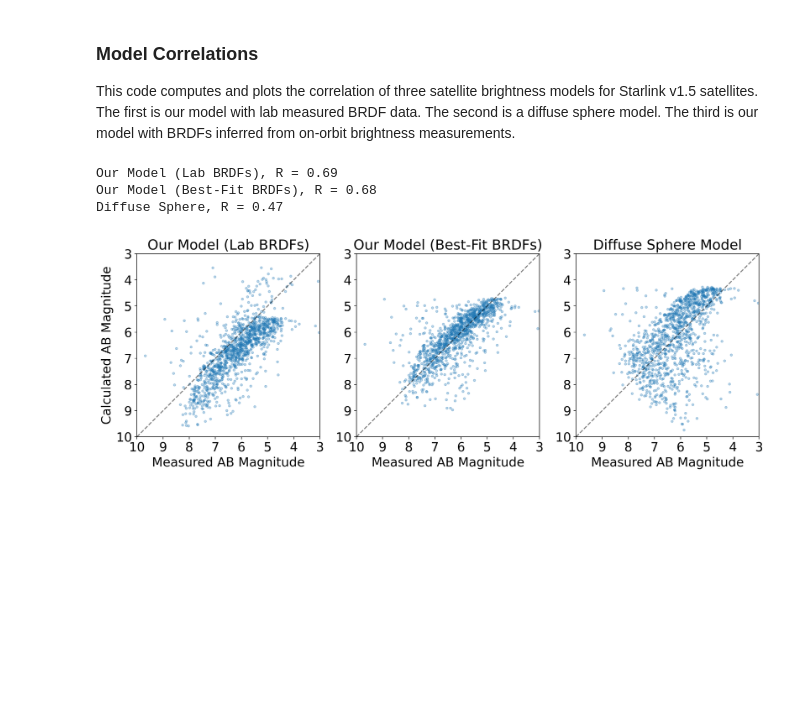
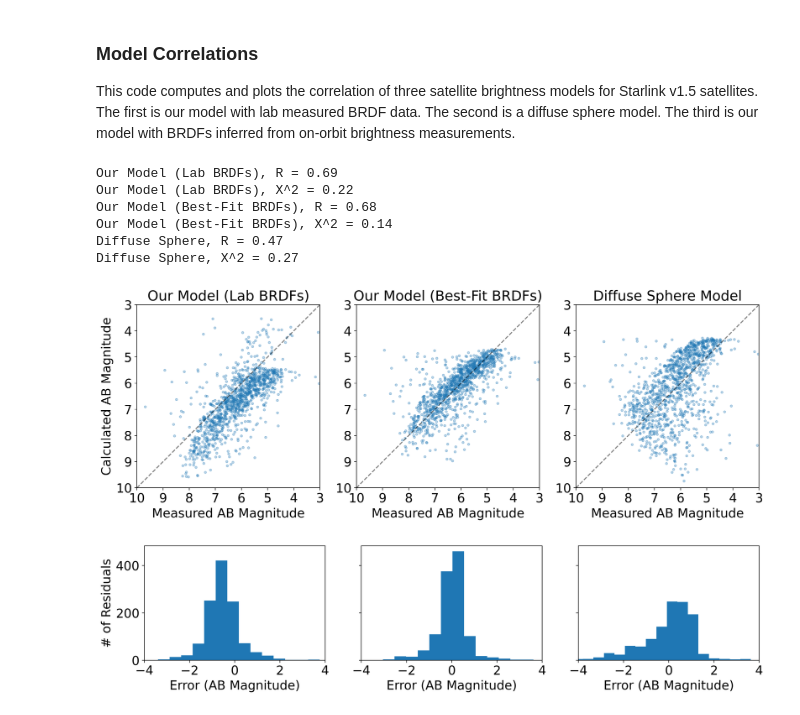
Before and after one commit to Forrest-Fankhauser/satellite-optical-brightness, a Jupyter notebook: analysis/model_correlation.ipynb, the cells around one changed output. Cells and saved outputs as stored; diff of their text form; code cells hidden in the pictures; blank space fills up the shorter version.

Commit message:
Residual histograms

```diff
--- a/analysis/model_correlation.ipynb
+++ b/analysis/model_correlation.ipynb
@@ -79,7 +81,10 @@ ax1.scatter(measured_magnitudes,
             s = 10)
 
 corr, _ = scipy.stats.pearsonr(magnitudes_lab_brdfs, measured_magnitudes)
+chi_sq = chi_square_statistic(magnitudes_lab_brdfs, measured_magnitudes)
 print(f"Our Model (Lab BRDFs), R = {corr:0.2f}")
+print(f"Our Model (Lab BRDFs), X^2 = {chi_sq:0.2f}")
+
 ax1.set_title("Our Model (Lab BRDFs)", fontsize = 20)
 
 ax2.scatter(measured_magnitudes,
@@ -87,8 +92,12 @@ ax2.scatter(measured_magnitudes,
             color = '#1f77b4',
             alpha = 0.3,
             s = 10)
+
 corr, _ = scipy.stats.pearsonr(magnitudes_inferred_brdfs, measured_magnitudes)
+chi_sq = chi_square_statistic(magnitudes_inferred_brdfs, measured_magnitudes)
 print(f"Our Model (Best-Fit BRDFs), R = {corr:0.2f}")
+print(f"Our Model (Best-Fit BRDFs), X^2 = {chi_sq:0.2f}")
+
 ax2.set_title("Our Model (Best-Fit BRDFs)", fontsize = 20)
 
 ax3.scatter(measured_magnitudes,
@@ -96,13 +105,43 @@ ax3.scatter(measured_magnitudes,
             color = '#1f77b4',
             alpha = 0.3,
             s = 10)
+
 corr, _ = scipy.stats.pearsonr(magnitudes_diffuse_sphere, measured_magnitudes)
+chi_sq = chi_square_statistic(magnitudes_diffuse_sphere, measured_magnitudes)
 print(f"Diffuse Sphere, R = {corr:0.2f}")
+print(f"Diffuse Sphere, X^2 = {chi_sq:0.2f}")
 ax3.set_title("Diffuse Sphere Model", fontsize = 20)
 
 plt.show()
 # %% [output]
 Our Model (Lab BRDFs), R = 0.69
+Our Model (Lab BRDFs), X^2 = 0.22
 Our Model (Best-Fit BRDFs), R = 0.68
+Our Model (Best-Fit BRDFs), X^2 = 0.14
 Diffuse Sphere, R = 0.47
+Diffuse Sphere, X^2 = 0.27
 [figure]
+# %%
+fig, axs = plt.subplots(1, 3, figsize = (16, 3), dpi = 360, sharey = True)
+ax1, ax2, ax3 = axs
+
+for ax in axs:
+    ax.set_xlim((-4, 4))
+    ax.set_xlabel("Error (AB Magnitude)", fontsize = 18)
+    ax.set_ylabel("# of Residuals", fontsize = 18)
+    ax.tick_params(axis='both', which='major', labelsize=18)
+
+ax2.set_ylabel("")
+ax3.set_ylabel("")
+
+ax1.hist(measured_magnitudes - magnitudes_lab_brdfs, bins = 25)
+#ax1.set_title("Our Model (Lab BRDFs)", fontsize = 20)
+
+ax2.hist(measured_magnitudes - magnitudes_inferred_brdfs, bins = 25)
+#ax2.set_title("Our Model (Inferred BRDFs)", fontsize = 20)
+
+ax3.hist(measured_magnitudes - magnitudes_diffuse_sphere, bins = 25)
+#ax3.set_title("Diffuse Sphere Model", fontsize = 20)
+plt.show()
+# %% [output]
+[figure, added]
```
Also changed, not shown: parts of 1 cell of this notebook, 1 other file.
